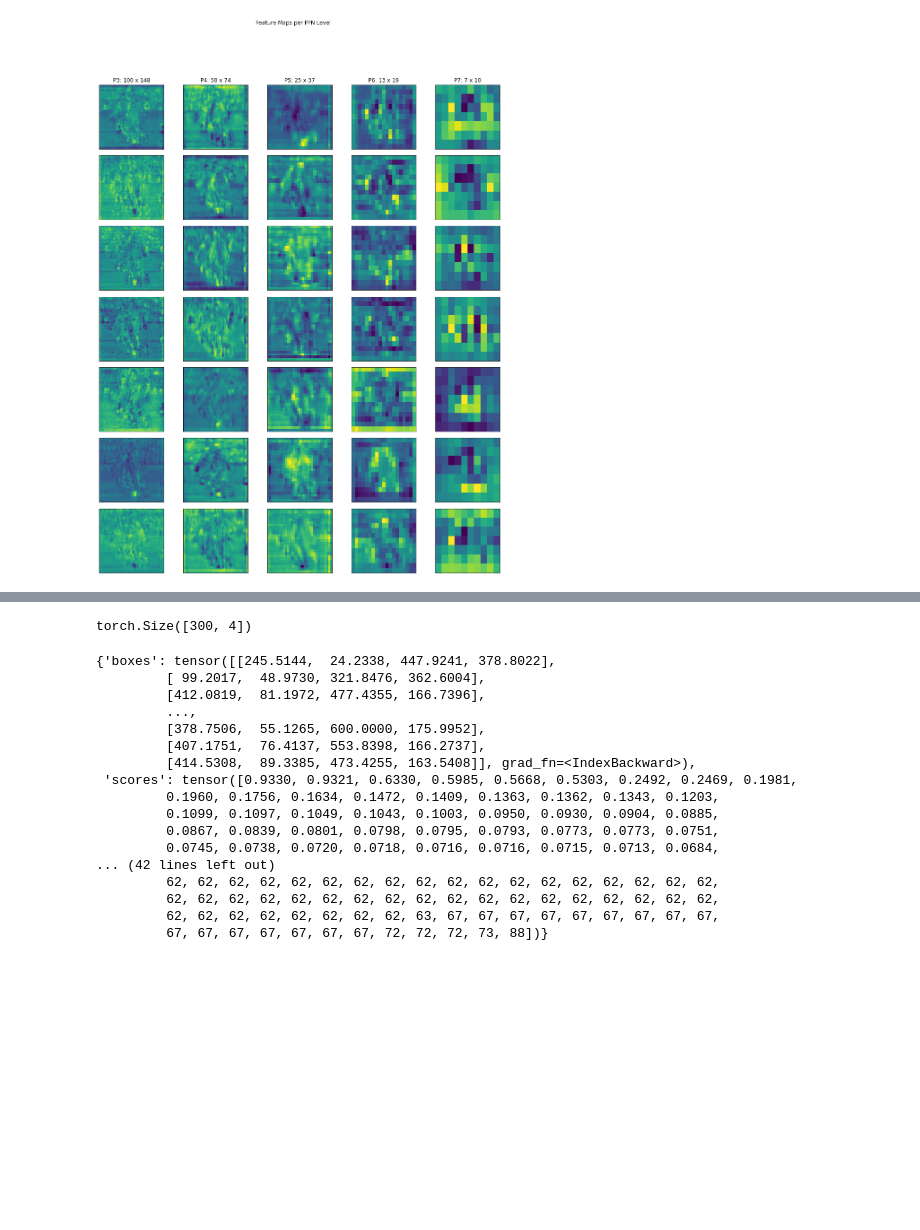
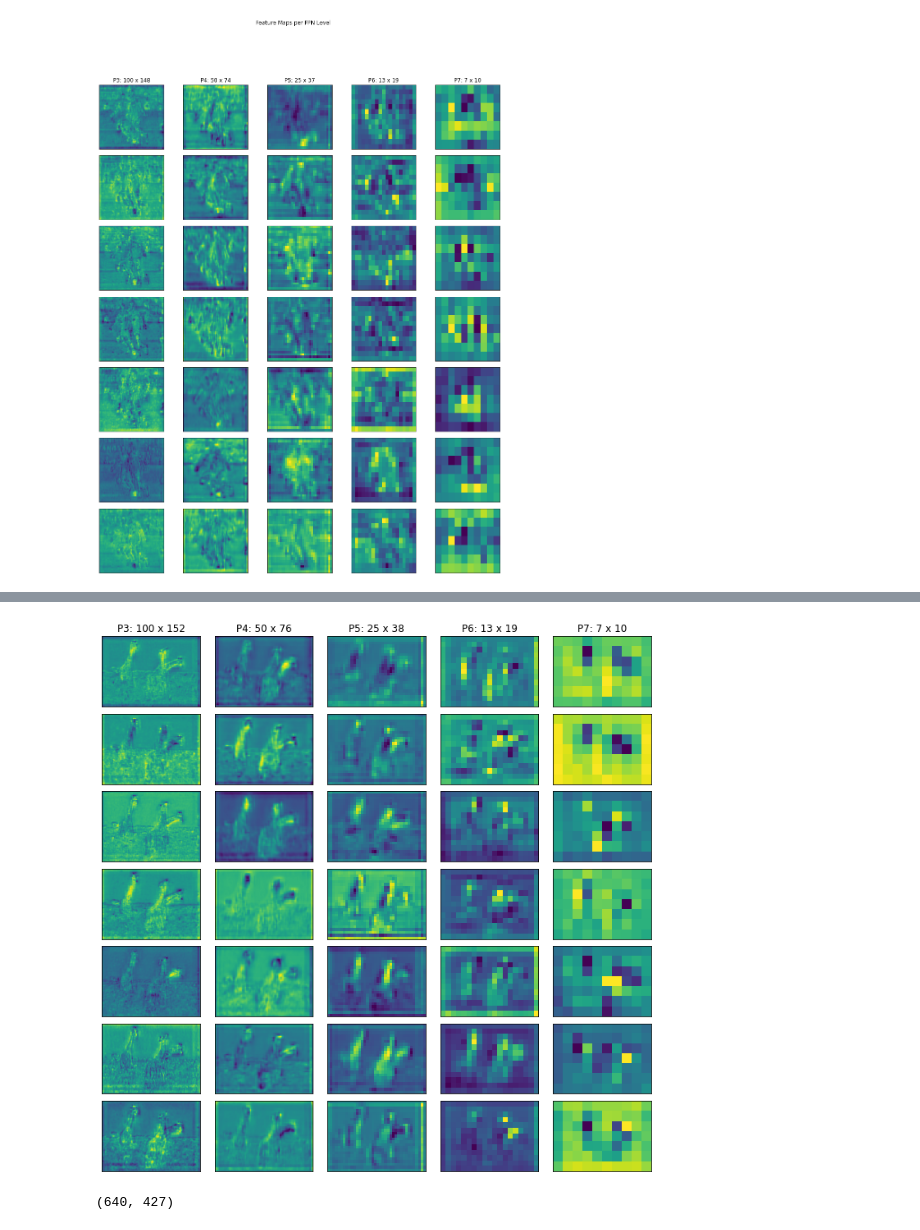
Before and after one commit to fastforwardlabs/one-stage-od-inference, a Jupyter notebook: Inference_walkthrough.ipynb, the cells around one changed output, grey strips where cells are left out. Cells and saved outputs as stored; diff of their text form; code cells hidden in the pictures; blank space fills up the shorter version.

```diff
--- a/Inference_walkthrough.ipynb
+++ b/Inference_walkthrough.ipynb
@@ -286,3 +291,0 @@ len(retinanet.viz_artifacts["features"])
-# %%
-for i in range(len(retinanet.viz_artifacts["features"])):
-    print(retinanet.viz_artifacts["features"][i].shape)
@@ -362,2 +355,30 @@ a
+# %%
+def plot_feature_samples(samples):
+    """
+    Given a dict of samples from sample_feature_maps(), this function plots
+    them in a organized columnar fashion.
+
+    """
+
+    rows = samples[0].shape[0]
+    columns = len(samples)
+
+
+#     figsize = (samples[0].shape[2]/10, samples[0].shape[1]/10*1.75)
+    figsize = (12,12)
+    fig = plt.figure(figsize=figsize, frameon=False)
+    grid = plt.GridSpec(nrows=rows, ncols=columns, figure=fig, wspace=0.15, hspace=0.1)
+
+    for i, layer in samples.items():
+        for j in range(rows):
+            ax = plt.subplot(grid[j, i])
+            ax.tick_params(bottom=False, labelbottom=False, left=False, labelleft=False)
+
+            if j == 0:
+                ax.set_title(f"P{i+3}: {layer.shape[1]} x {layer.shape[2]}")
+
+            ax.imshow(layer[j, :, :], aspect="auto")
+
+    return fig
 # %%
-samples = sample_feature_maps(feature_maps, 7)
+samples = sample_feature_maps(retinanet.viz_artifacts['features'], 7)
@@ -565,24 +385,4 @@ def sort_and_save_topk(boxes_per_class, scores_per_class, k):
-# %%
-a["boxes"].shape
-# %% [output]
-torch.Size([300, 4])
-# %%
-a
-# %% [output]
-{'boxes': tensor([[245.5144,  24.2338, 447.9241, 378.8022],
-         [ 99.2017,  48.9730, 321.8476, 362.6004],
-         [412.0819,  81.1972, 477.4355, 166.7396],
-         ...,
-         [378.7506,  55.1265, 600.0000, 175.9952],
-         [407.1751,  76.4137, 553.8398, 166.2737],
-         [414.5308,  89.3385, 473.4255, 163.5408]], grad_fn=<IndexBackward>),
- 'scores': tensor([0.9330, 0.9321, 0.6330, 0.5985, 0.5668, 0.5303, 0.2492, 0.2469, 0.1981,
-         0.1960, 0.1756, 0.1634, 0.1472, 0.1409, 0.1363, 0.1362, 0.1343, 0.1203,
-         0.1099, 0.1097, 0.1049, 0.1043, 0.1003, 0.0950, 0.0930, 0.0904, 0.0885,
-         0.0867, 0.0839, 0.0801, 0.0798, 0.0795, 0.0793, 0.0773, 0.0773, 0.0751,
-         0.0745, 0.0738, 0.0720, 0.0718, 0.0716, 0.0716, 0.0715, 0.0713, 0.0684,
-... (42 lines left out)
-         62, 62, 62, 62, 62, 62, 62, 62, 62, 62, 62, 62, 62, 62, 62, 62, 62, 62,
-         62, 62, 62, 62, 62, 62, 62, 62, 62, 62, 62, 62, 62, 62, 62, 62, 62, 62,
-         62, 62, 62, 62, 62, 62, 62, 62, 63, 67, 67, 67, 67, 67, 67, 67, 67, 67,
-         67, 67, 67, 67, 67, 67, 67, 72, 72, 72, 73, 88])}
+# %%
+fig = plot_feature_samples(samples)
+# %% [output]
+[figure, added]
@@ -588,0 +393,4 @@ a
+# %%
+image.
+# %% [output]
+(640, 427)
```
Also changed, not shown: parts of 42 cells of this notebook, 11 other files.
